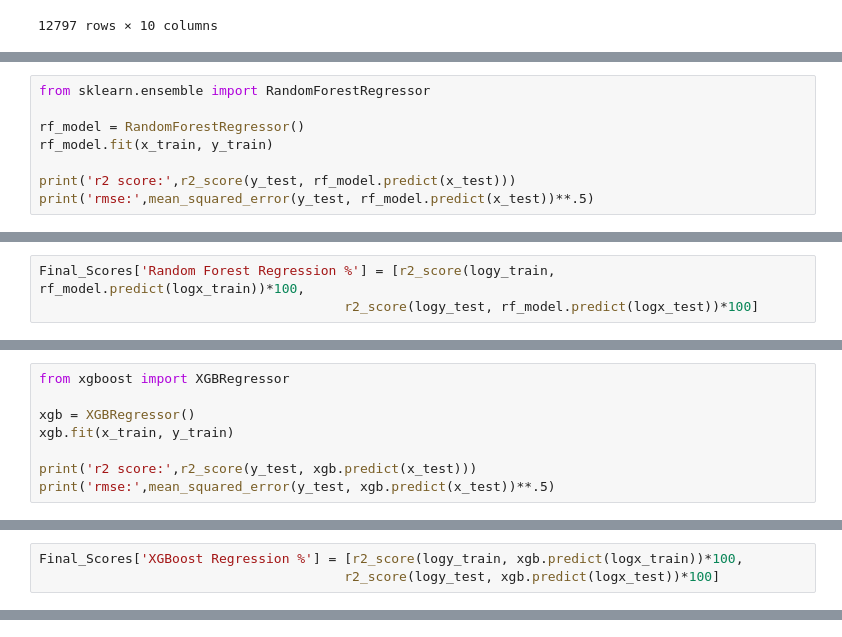
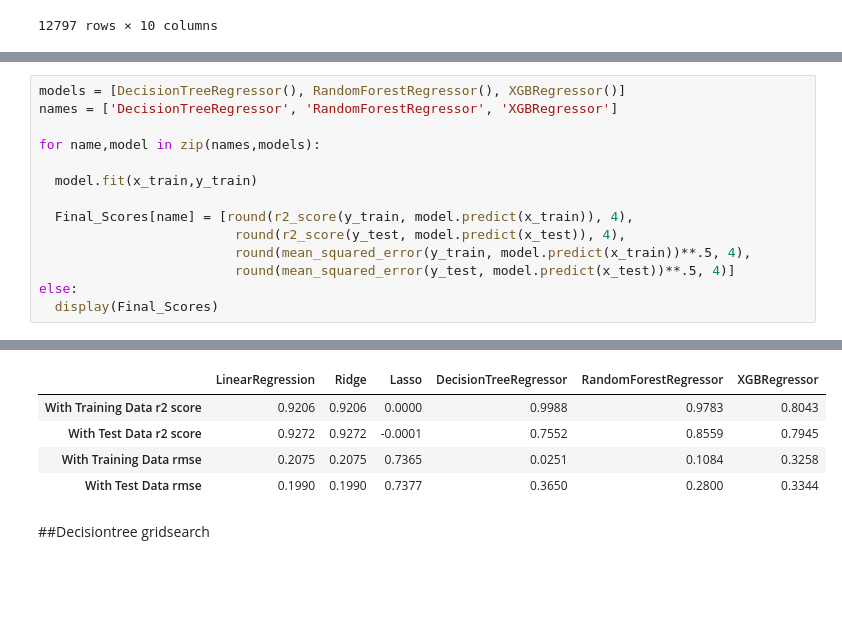
Before and after one commit to G0rav/House_Rent_Predictor, a Jupyter notebook: Modeling.ipynb, the cells around one changed output, grey strips where cells are left out. Drawn from its saved outputs; the diff is of its cells as text; blank space fills up the shorter version.

```diff
--- a/Modeling.ipynb
+++ b/Modeling.ipynb
@@ -320,8 +199,0 @@ Final_Scores['Decision tree Regression %'] = [r2_score(logy_train, dt_model.pred
-# %%
-from sklearn.ensemble import RandomForestRegressor
-
-rf_model = RandomForestRegressor()
-rf_model.fit(x_train, y_train)
-
-print('r2 score:',r2_score(y_test, rf_model.predict(x_test)))
-print('rmse:',mean_squared_error(y_test, rf_model.predict(x_test))**.5)
@@ -339,3 +199,0 @@ rmse: 0.279243282332012
-# %%
-Final_Scores['Random Forest Regression %'] = [r2_score(logy_train, rf_model.predict(logx_train))*100,
-                                       r2_score(logy_test, rf_model.predict(logx_test))*100]
@@ -344,8 +199,0 @@ Final_Scores['Random Forest Regression %'] = [r2_score(logy_train, rf_model.pred
-# %%
-from xgboost import XGBRegressor
-
-xgb = XGBRegressor()
-xgb.fit(x_train, y_train)
-
-print('r2 score:',r2_score(y_test, xgb.predict(x_test)))
-print('rmse:',mean_squared_error(y_test, xgb.predict(x_test))**.5)
@@ -365,3 +199,0 @@ rmse: 0.33435867654605317
-# %%
-Final_Scores['XGBoost Regression %'] = [r2_score(logy_train, xgb.predict(logx_train))*100,
-                                       r2_score(logy_test, xgb.predict(logx_test))*100]
@@ -375,0 +200,15 @@ Final_Scores
+# %%
+models = [DecisionTreeRegressor(), RandomForestRegressor(), XGBRegressor()]
+names = ['DecisionTreeRegressor', 'RandomForestRegressor', 'XGBRegressor']
+
+for name,model in zip(names,models):
+
+  model.fit(x_train,y_train)
+
+  Final_Scores[name] = [round(r2_score(y_train, model.predict(x_train)), 4),
+                         round(r2_score(y_test, model.predict(x_test)), 4),
+                         round(mean_squared_error(y_train, model.predict(x_train))**.5, 4),
+                         round(mean_squared_error(y_test, model.predict(x_test))**.5, 4)]
+else:
+  display(Final_Scores)
+# %% [output]
@@ -375,0 +216,7 @@ Final_Scores
+|  | LinearRegression | Ridge | Lasso | DecisionTreeRegressor | RandomForestRegressor | XGBRegressor |
+| With Training Data r2 score | 0.9206 | 0.9206 | 0.0000 | 0.9988 | 0.9783 | 0.8043 |
+| With Test Data r2 score | 0.9272 | 0.9272 | -0.0001 | 0.7552 | 0.8559 | 0.7945 |
+| With Training Data rmse | 0.2075 | 0.2075 | 0.7365 | 0.0251 | 0.1084 | 0.3258 |
+| With Test Data rmse | 0.1990 | 0.1990 | 0.7377 | 0.3650 | 0.2800 | 0.3344 |
+# %% [markdown]
+##Decisiontree gridsearch
```
Also changed, not shown: parts of 65 cells of this notebook.
